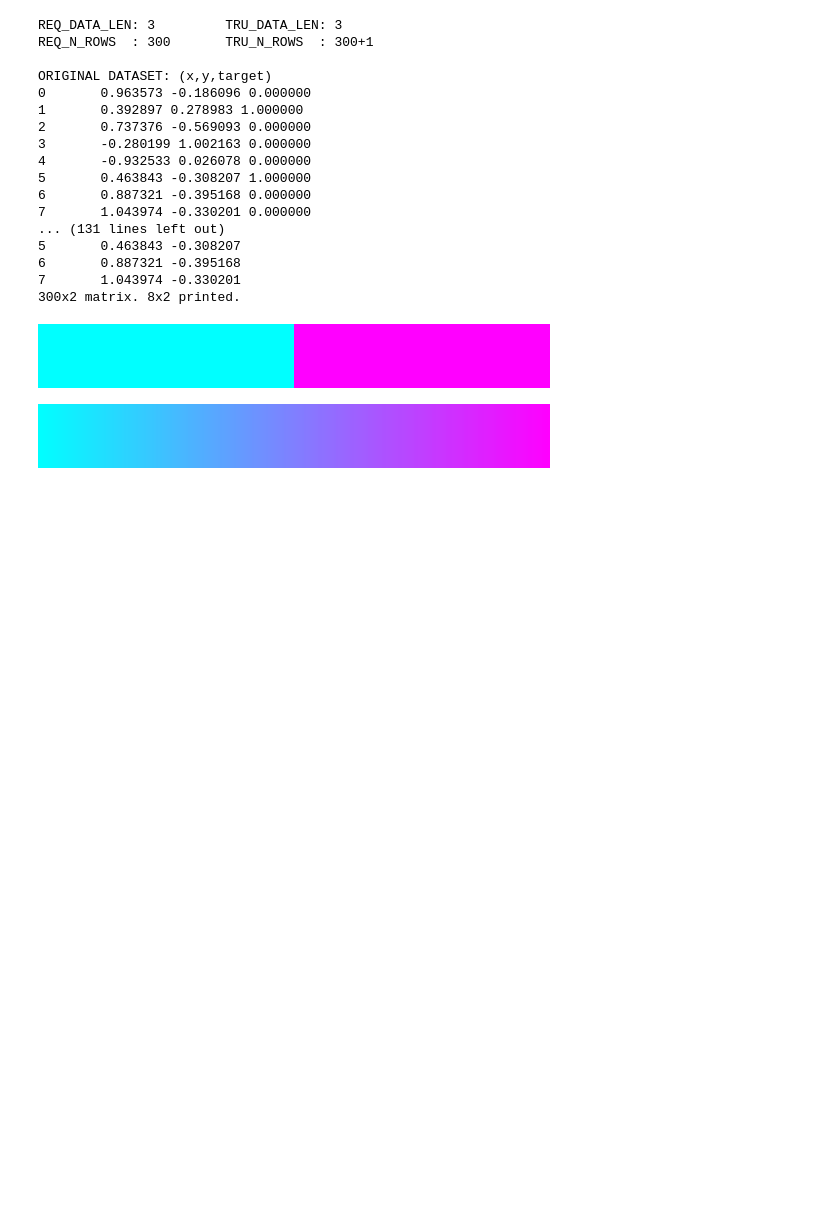
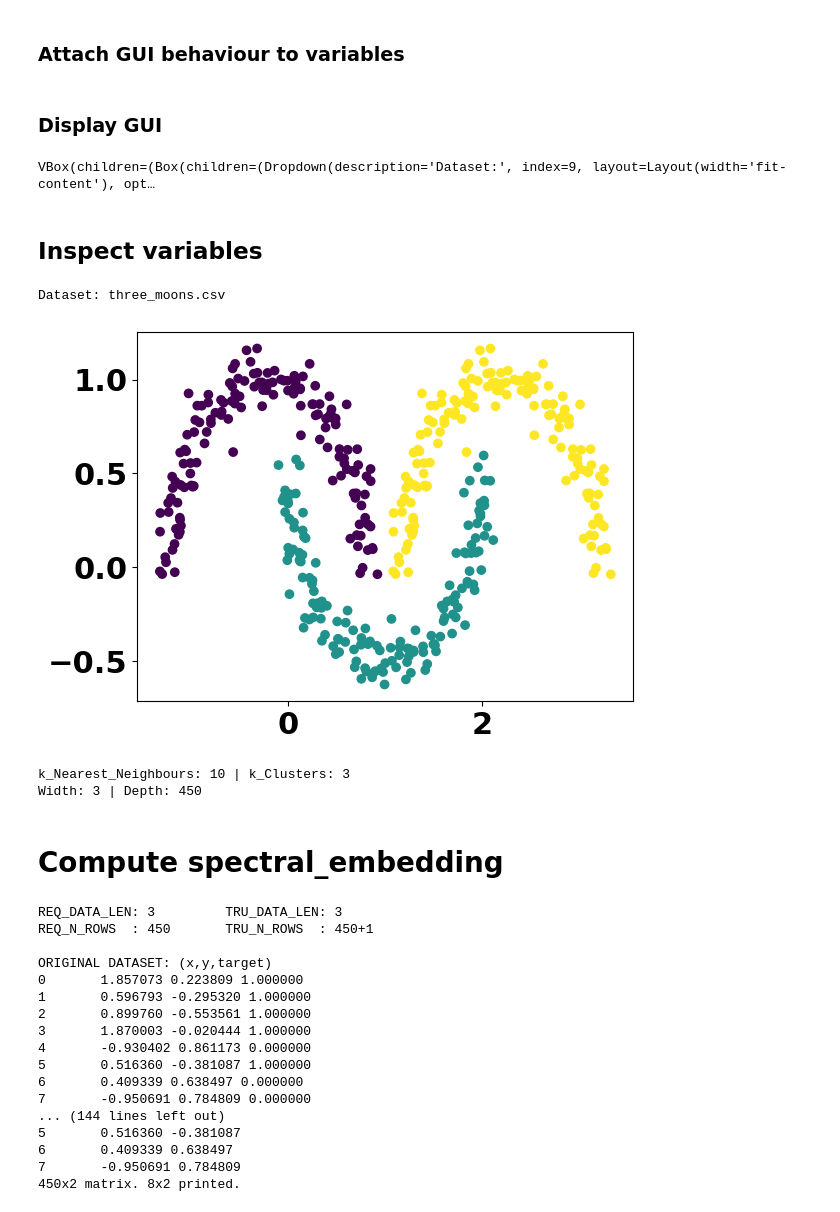
Before and after one commit to Keinbou/spectral_clustering, a Jupyter notebook: main.ipynb, the cells around one changed output. Drawn from its saved outputs; the diff is of its cells as text; code cells hidden in the pictures; blank space fills up the shorter version.

```diff
--- a/main.ipynb
+++ b/main.ipynb
@@ -34,0 +18,2 @@ Depth: 300 | Width: 3
+# %% [markdown]
+### Attach GUI behaviour to variables
@@ -35,22 +68,44 @@ Depth: 300 | Width: 3
+# %% [markdown]
+### Display GUI
+# %%
+GUI
+# %% [output]
+VBox(children=(Box(children=(Dropdown(description='Dataset:', index=9, layout=Layout(width='fit-content'), opt…
+# %% [markdown]
+## Inspect variables
+# %%
+all_dots = pd.read_csv(FILE_PATH)
+print(f"Dataset: {bcolors.OKCYAN}{FILE_NAME}{bcolors.ENDC}")
+inspect_dataset(all_dots)
+print(f"k_Nearest_Neighbours: {bcolors.OKCYAN}{knn}{bcolors.ENDC} "
+      f"| k_Clusters: {bcolors.OKCYAN}{k}{bcolors.ENDC}\n"
+      f"Width: {bcolors.OKCYAN}{data_len}{bcolors.ENDC} "
+      f"| Depth: {bcolors.OKCYAN}{read_rows}{bcolors.ENDC}")
+# %% [output]
+Dataset: three_moons.csv
+[figure, added]
+k_Nearest_Neighbours: 10 | k_Clusters: 3
+Width: 3 | Depth: 450
+# %% [markdown]
+# Compute **spectral_embedding**
 # %%
-c = C(SO_FILE_PATH)
-l = c.spectral(data_len, read_rows, FILE_PATH, knn, k_clusters=k)
+spectral_embedding = c.spectral_embedding(data_len, read_rows, FILE_PATH, knn, k_clusters=k)
 m = c.kmeans(data_len, read_rows, FILE_PATH, k_clusters=k)
 # %% [output]
 REQ_DATA_LEN: 3         TRU_DATA_LEN: 3
-REQ_N_ROWS  : 300       TRU_N_ROWS  : 300+1
+REQ_N_ROWS  : 450       TRU_N_ROWS  : 450+1
 
 ORIGINAL DATASET: (x,y,target)
-0       0.963573 -0.186096 0.000000
-1       0.392897 0.278983 1.000000
-2       0.737376 -0.569093 0.000000
-3       -0.280199 1.002163 0.000000
-4       -0.932533 0.026078 0.000000
-5       0.463843 -0.308207 1.000000
-6       0.887321 -0.395168 0.000000
-7       1.043974 -0.330201 0.000000
-... (131 lines left out)
-5       0.463843 -0.308207
-6       0.887321 -0.395168
-7       1.043974 -0.330201
-300x2 matrix. 8x2 printed.
+0       1.857073 0.223809 1.000000
+1       0.596793 -0.295320 1.000000
+2       0.899760 -0.553561 1.000000
+3       1.870003 -0.020444 1.000000
+4       -0.930402 0.861173 0.000000
+5       0.516360 -0.381087 1.000000
+6       0.409339 0.638497 0.000000
+7       -0.950691 0.784809 0.000000
+... (144 lines left out)
+5       0.516360 -0.381087
+6       0.409339 0.638497
+7       -0.950691 0.784809
+450x2 matrix. 8x2 printed.
@@ -64,10 +111,0 @@ y = [dot[1] for dot in all_dots]
-# %%
-cool_resampled = mpl.colormaps['cool'].resampled(len(cls_set))
-cool_resampled
-# %% [output]
-[figure, removed]
-# %%
-cool = mpl.colormaps['cool']
-cool
-# %% [output]
-[figure, removed]
```
Also changed, not shown: parts of 15 cells of this notebook, 17 other files.
